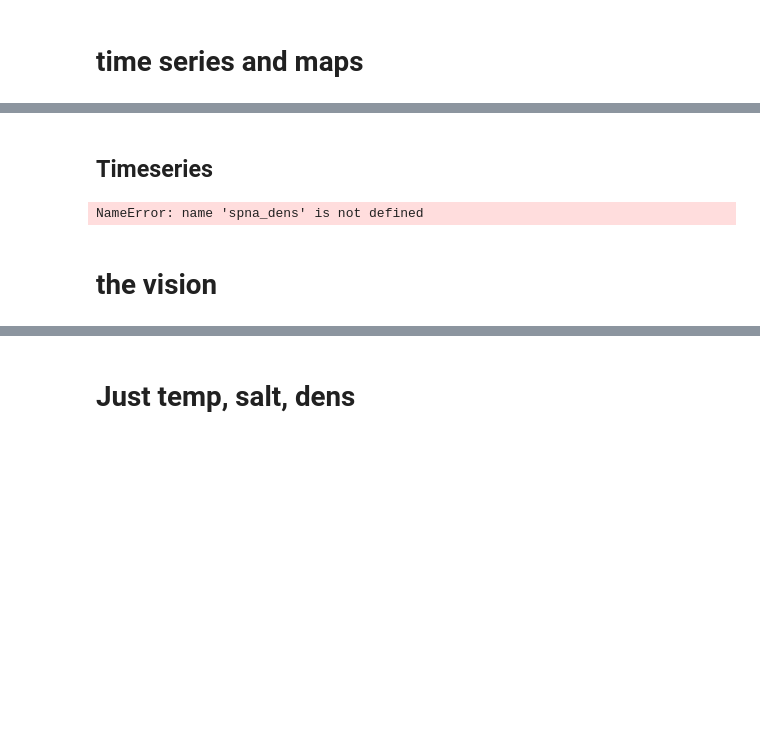
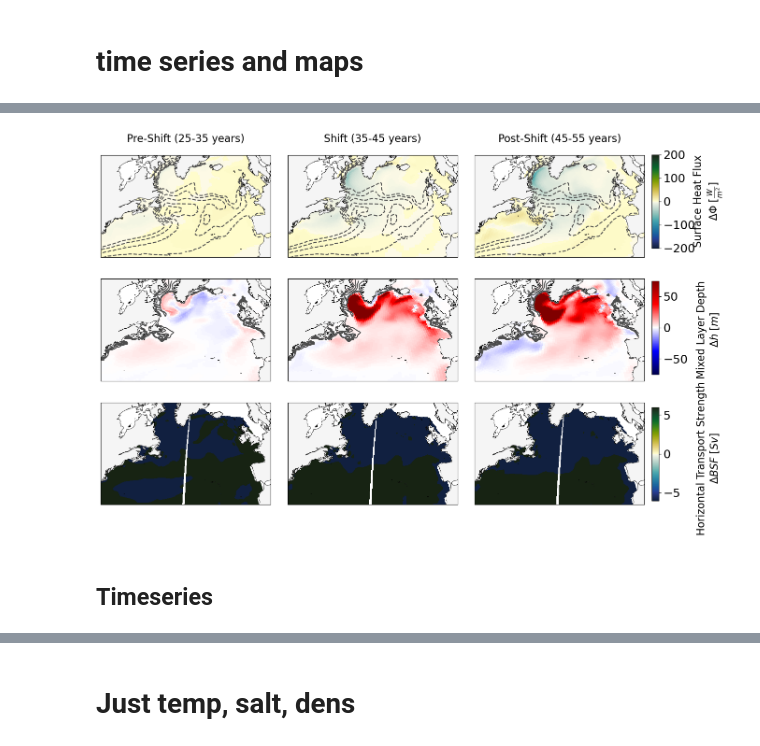
Before and after one commit to inagler/phase1_publish, a Jupyter notebook: Plot_increase.ipynb, the cells around one changed output, grey strips where cells are left out. Saved outputs shown, nothing was run; the diff lists cells and outputs as text; code cells hidden in the pictures; blank space fills up the shorter version.

```diff
--- a/Plot_increase.ipynb
+++ b/Plot_increase.ipynb
@@ -177,2 +164,73 @@ plt.show()
+# %%
+# Sample data and variable settings
+variables = ['SHF', 'HMXL', 'BSF']
+labels = [r'Surface Heat Flux' + '\n' + r'$\Delta\Phi$ [$\frac{W}{m^2}$]',
+          r'Mixed Layer Depth' + '\n' + r'$\Delta h$ [$m$]',
+          r'Horizontal Transport Strength' + '\n' + r'$\Delta BSF$ [$Sv$]']
+cmaps = [cmo.delta, 'seismic', cmo.balance]
+vmins = [-200, -75, -6]
+years_ranges = [(25, 35), (35, 45), (45, 55)]
+column_names = ['Pre-Shift (25-35 years)', 'Shift (35-45 years)', 'Post-Shift (45-55 years)']
+
+save_name = 'Figure_Increase_Flipbooks_Circu.png'
+# %%
+fontsize = 16
+
+fig, axes = plt.subplots(nrows=3, ncols=3, figsize=(15, 10),
+                         subplot_kw={'projection': ccrs.Orthographic(central_latitude=20, central_longitude=-35)})
+plt.rc('font', size=18)
+
+for col, col_name in enumerate(column_names):
+    axes[0, col].set_title(col_name, fontsize=20, pad=20)
+for row, var in enumerate(variables):
+    ds_var_annual = datasets[var]
+    ds = ds_var_annual - ds_var_annual.isel(time=slice(0, 40)).mean('time')
+    vmin = vmins[row]
+    vmax = -vmin
+    for col, (start, end) in enumerate(years_ranges):
+        ax = axes[row, col]
+        if var == 'BSF':
+            da = ds.isel(time=slice(start, end)).mean('time')[var]
+            contour_fill = ax.contourf(ds_temp.TLONG.where(NA_mask == 1),
+                                        ds_temp.TLAT.where(NA_mask == 1),
+                                        da.where(NA_mask == 1),
+                                        transform=ccrs.PlateCarree(),
+                                        cmap=cmaps[row],
+                                        vmin=vmin, vmax=vmax)
+            cs = ax.contour(ds_temp.TLONG.where(NA_mask == 1),
+                            ds_temp.TLAT.where(NA_mask == 1),
+                            ds_bsf.BSF.isel(time=0).roll(nlon=+100).where(NA_mask == 1),
+                            levels=np.linspace(vmin, vmax, 15),
+                            linewidths=1.5, colors='#4d4d4d', transform=ccrs.PlateCarree())
+
+        else:
+            da = ds.isel(time=slice(start, end)).mean('time')[var]
+            pc = da.plot.pcolormesh(ax=ax, transform=ccrs.PlateCarree(),
+                                    x='TLONG', y='TLAT',
+                                    cmap=cmaps[row],vmin=vmin, vmax=vmax,add_colorbar=False)
+            cs = ax.contour(ds.TLONG.where(NA_mask==1), ds.TLAT.where(NA_mask==1),
+                            ds_var_annual.isel(time=slice(0, 40)).mean('time')[var].where(NA_mask==1),
+                            levels = np.linspace(vmin, vmax, 15),
+                            linewidths=1.5, colors='#4d4d4d', transform=ccrs.PlateCarree())
+        ax.set_extent([-75, -5, 30, 69], crs=ccrs.PlateCarree())
+        ax.add_feature(nature_coast)
+        ax.set_xlabel('')
+        ax.set_ylabel('')
+cbar_axes = [fig.add_axes([0.91, 0.67 - i * 0.27, 0.01, 0.2]) for i in range(3)]
+for row in range(3):
+    norm = plt.Normalize(vmin=vmins[row], vmax=-vmins[row])
+    sm = plt.cm.ScalarMappable(cmap=cmaps[row], norm=norm)
+    sm.set_array([])
+    cbar = fig.colorbar(sm, cax=cbar_axes[row])
+    cbar.ax.set_ylabel('', fontsize=16)
+for i, label in enumerate(labels):
+    fig.text(0.991, 0.77 - i * 0.275, label, fontsize=fontsize, verticalalignment='center', horizontalalignment='center', rotation=90)
+for col, name in enumerate(column_names):
+    axes[0, col].set_title(name, fontsize=fontsize, pad=20)
+plt.subplots_adjust(wspace=0.1, hspace=0.1)
+#plt.savefig(save_name, bbox_inches='tight', dpi=300)
+plt.show()
+# %% [output]
+[figure, added]
 # %% [markdown]
 ## Timeseries
@@ -235,8 +285,6 @@ spna_hmxl = ds_hmxl.HMXL.weighted(weights).sum(dim=['nlat', 'nlon'])
 # %%
 def normalise_time_series(timeseries):
     mean_initial = timeseries.isel(time=slice(0, 40)).mean('time')
-    std_initial = timeseries.isel(time=slice(0, 40)).mean('time')
+    std_initial = timeseries.isel(time=slice(0, 40)).std('time')
     delta_timeseries = (timeseries - mean_initial) / std_initial
     return delta_timeseries
-# %% [output]
-NameError: name 'spna_dens' is not defined
@@ -309,2 +290,0 @@ plt.show()
-# %% [markdown]
-# the vision
```
Also changed, not shown: parts of 26 cells of this notebook, 5 other files.
